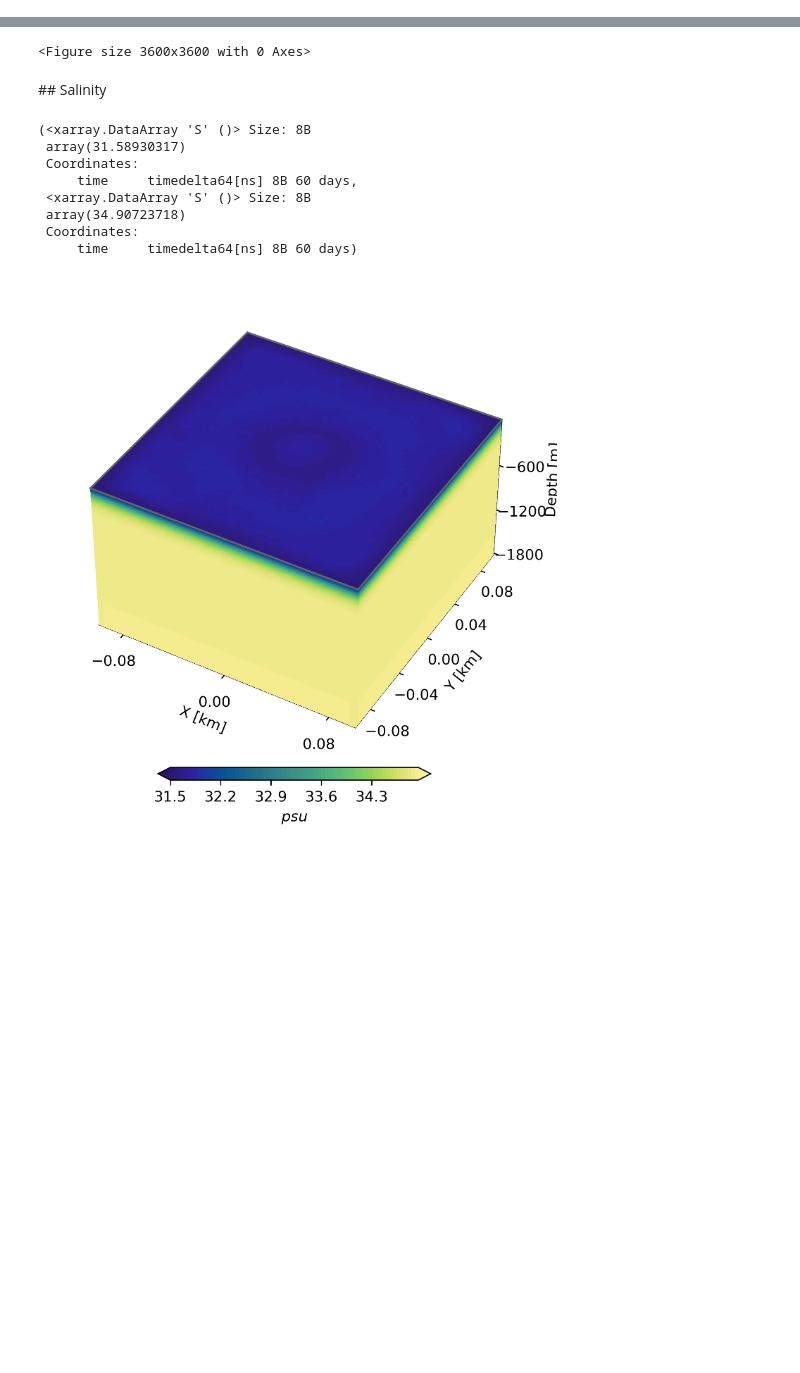
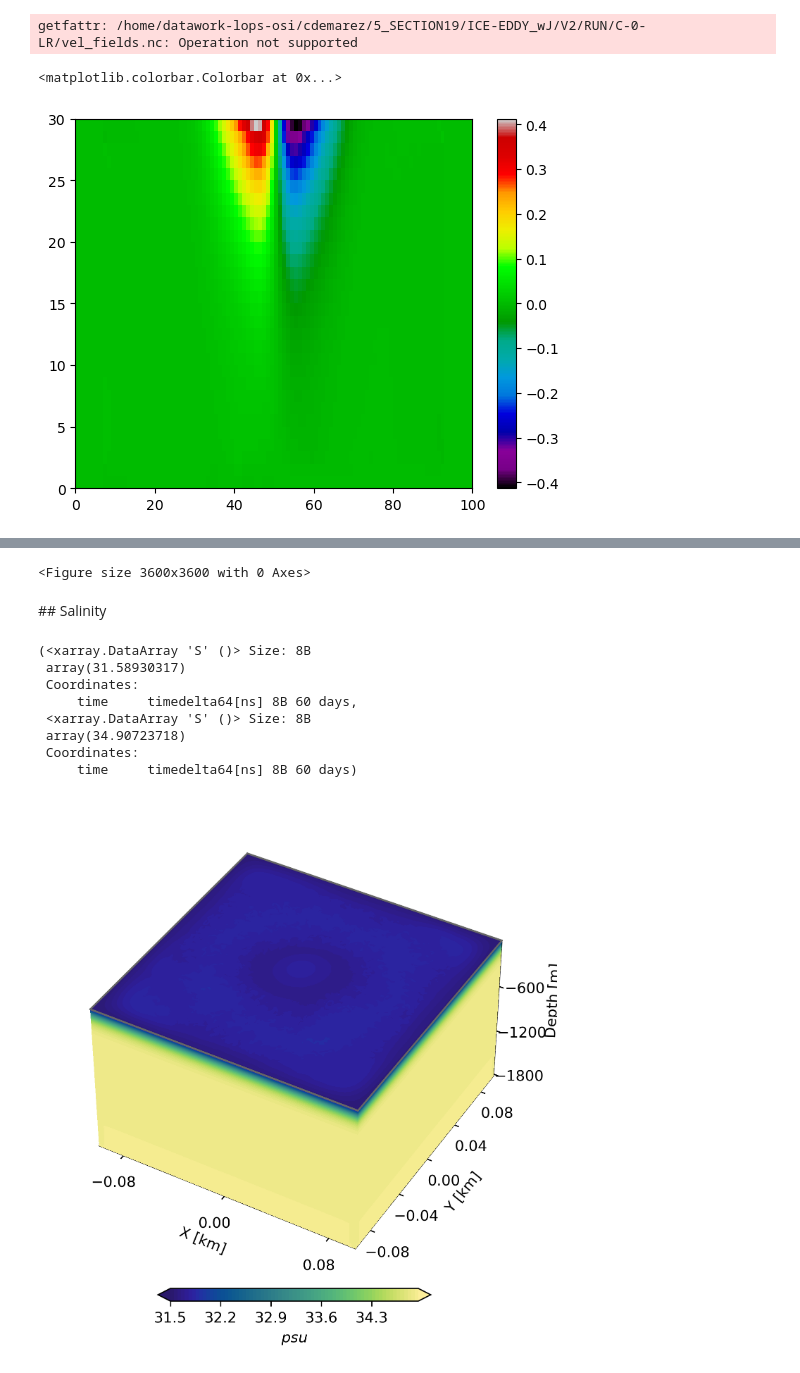
Before and after one commit to demarez/ice-eddy, a Jupyter notebook: DIAGS/3D_plot.ipynb, the cells around one changed output, grey strips where cells are left out. Cells and saved outputs as stored; diff of their text form; code cells hidden in the pictures; blank space fills up the shorter version.

```diff
--- a/DIAGS/3D_plot.ipynb
+++ b/DIAGS/3D_plot.ipynb
@@ -209,0 +228,4 @@ getfattr: /home/datawork-lops-osi/cdemarez/5_SECTION19/ICE-EDDY_wJ/V2/RUN/AC-0-n
+# %%
+data = xr.open_mfdataset(vel_fields_paths)# preprocess=remove_empty_ds )
+
+print(data.data_vars)
@@ -209,0 +238,8 @@ getfattr: /home/datawork-lops-osi/cdemarez/5_SECTION19/ICE-EDDY_wJ/V2/RUN/AC-0-n
+# %%
+var = data.U.isel(time=180).transpose("yC","xF","zC")
+plt.pcolormesh(var[:,50,:].T,cmap='nipy_spectral')
+plt.colorbar()
+# %% [output]
+getfattr: /home/datawork-lops-osi/cdemarez/5_SECTION19/ICE-EDDY_wJ/V2/RUN/C-0-LR/vel_fields.nc: Operation not supported
+<matplotlib.colorbar.Colorbar at 0x...>
+[figure, added]
```
Also changed, not shown: parts of 7 cells of this notebook, 4 other files.
